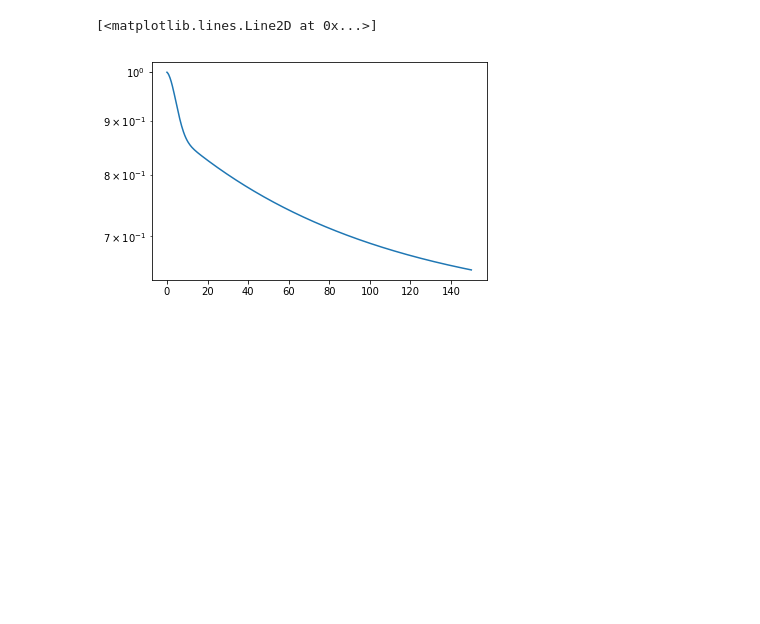
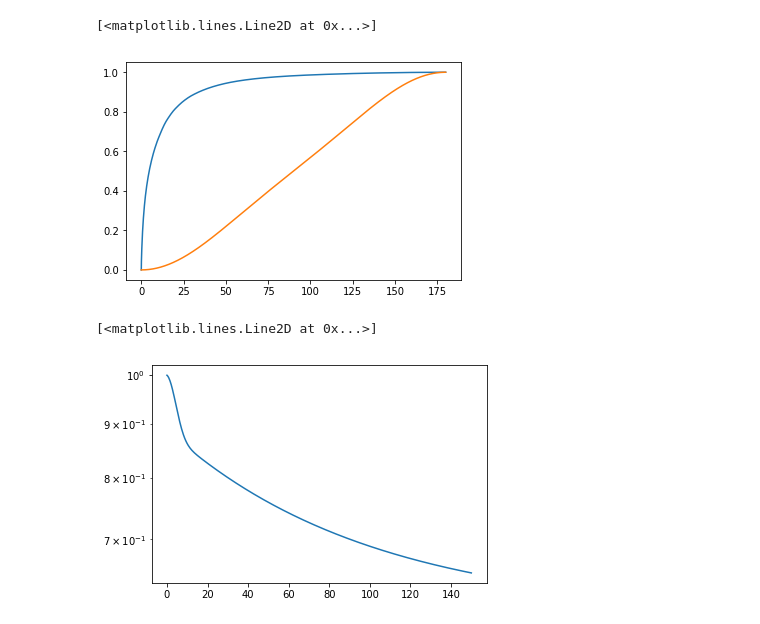
Before and after one commit to matt457/STRAW_analysis, a Jupyter notebook: Photon MC simulation.ipynb, the cells around one changed output. Drawn from its saved outputs; the diff is of its cells as text; code cells hidden in the pictures; blank space fills up the shorter version.

```diff
--- a/Photon MC simulation.ipynb
+++ b/Photon MC simulation.ipynb
@@ -124,6 +127,24 @@ def particle_scatt(x):
         else:
             phase = np.append(phase,particle_scatt_big_ang(ang))
     return phase
+# %%
+## Probability Distributions
+
+angle_list = np.append(np.arange(.00001,.1,.001),np.arange(.1,180.05,.05))
+
+p_scatt_prob = 2*pi*particle_scatt(angle_list)*sin(np.deg2rad(angle_list)) * pi/180
+particle_cdf = cumtrapz(p_scatt_prob,angle_list, initial=0)
+particle_cdf = particle_cdf/particle_cdf[-1] # renormalize
+
+m_scatt_prob = 2*pi*molecular_scatt(angle_list)*sin(np.deg2rad(angle_list)) * pi/180
+molecular_cdf = cumtrapz(m_scatt_prob,angle_list, initial=0)
+molecular_cdf = molecular_cdf/molecular_cdf[-1] # renormalize
+
+plt.plot(angle_list,particle_cdf)
+plt.plot(angle_list,molecular_cdf)
+# %% [output]
+[<matplotlib.lines.Line2D at 0x...>]
+[figure, added]
 # %%
 ## Source-Detector distances
 # For POCAM2; +/- 2m
```
Also changed, not shown: parts of 22 cells of this notebook, 5 other files.
